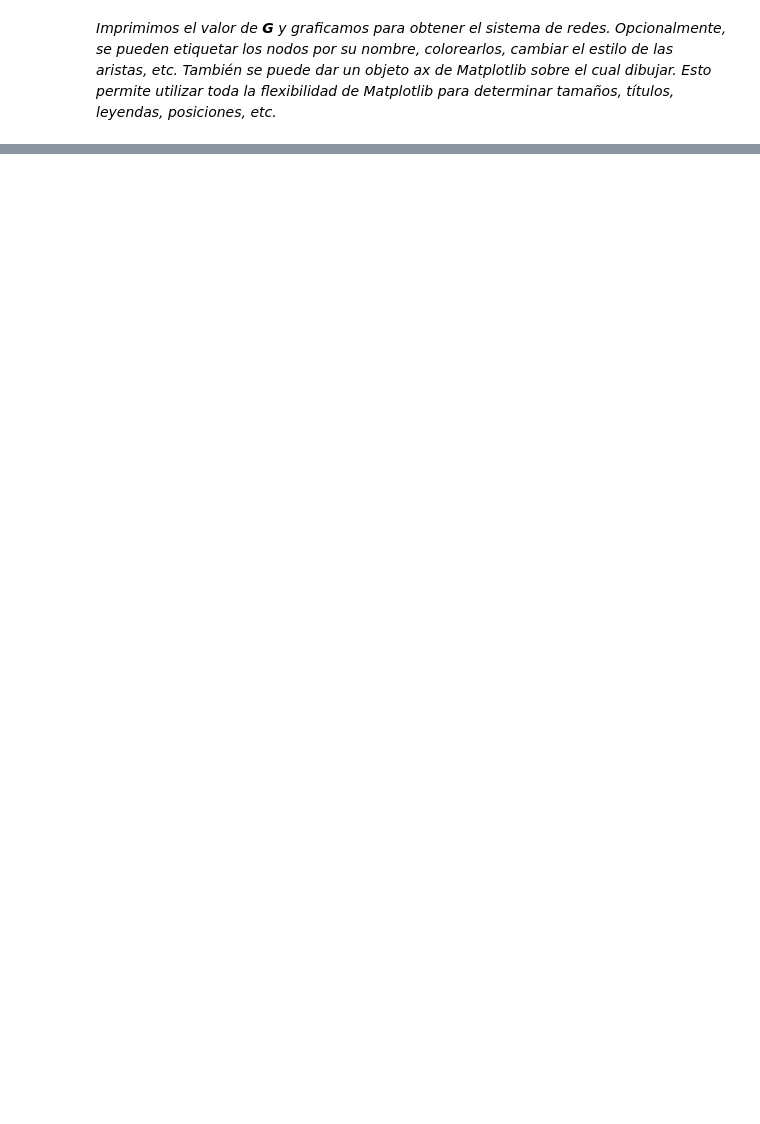
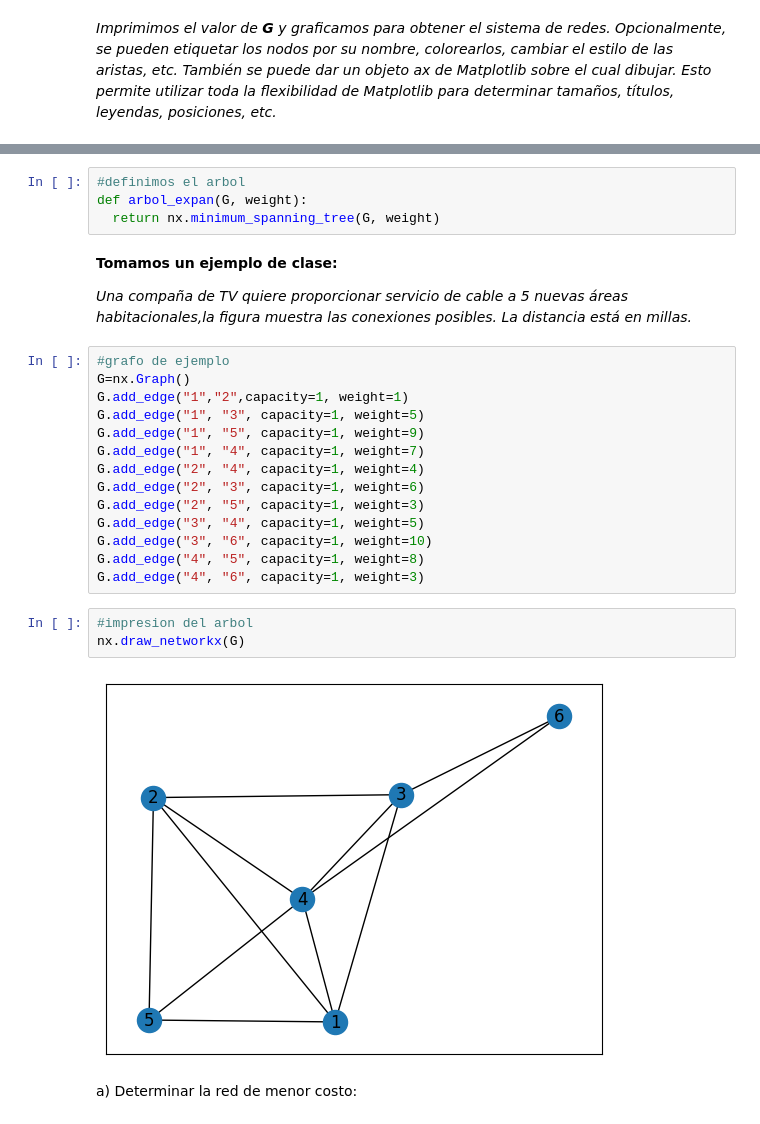
Before and after one commit to desireesosa/Investigacion-de-Operaciones-, a Jupyter notebook: Dibujo_de_redes.ipynb, the cells around one changed output, grey strips where cells are left out. Saved outputs shown, nothing was run; the diff lists cells and outputs as text; blank space fills up the shorter version.

```diff
--- a/Dibujo_de_redes.ipynb
+++ b/Dibujo_de_redes.ipynb
@@ -40,0 +134,29 @@ nx.draw_networkx(G, node_color=node_colors)
+# %%
+#definimos el arbol
+def arbol_expan(G, weight):
+  return nx.minimum_spanning_tree(G, weight)
+# %% [markdown]
+**Tomamos un ejemplo de clase:**
+
+*Una compaña de TV quiere proporcionar servicio de cable a 5 nuevas áreas habitacionales,la figura muestra las conexiones posibles. La distancia está en millas.*
+# %%
+#grafo de ejemplo
+G=nx.Graph()
+G.add_edge("1","2",capacity=1, weight=1)
+G.add_edge("1", "3", capacity=1, weight=5)
+G.add_edge("1", "5", capacity=1, weight=9)
+G.add_edge("1", "4", capacity=1, weight=7)
+G.add_edge("2", "4", capacity=1, weight=4)
+G.add_edge("2", "3", capacity=1, weight=6)
+G.add_edge("2", "5", capacity=1, weight=3)
+G.add_edge("3", "4", capacity=1, weight=5)
+G.add_edge("3", "6", capacity=1, weight=10)
+G.add_edge("4", "5", capacity=1, weight=8)
+G.add_edge("4", "6", capacity=1, weight=3)
+# %%
+#impresion del arbol
+nx.draw_networkx(G)
+# %% [output]
+[figure, added]
+# %% [markdown]
+a) Determinar la red de menor costo:
```
Also changed, not shown: parts of 25 cells of this notebook.
